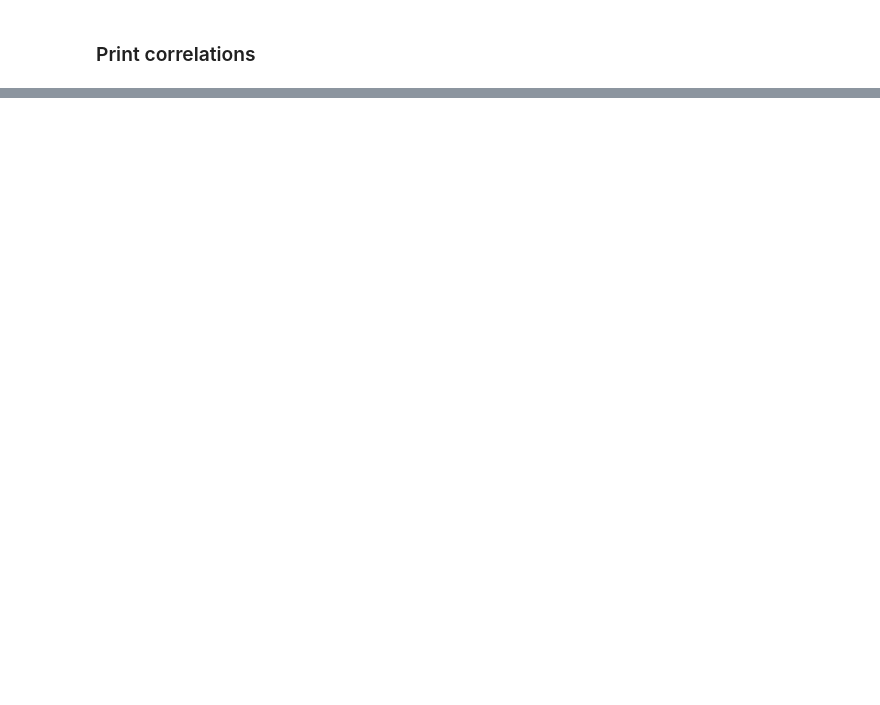
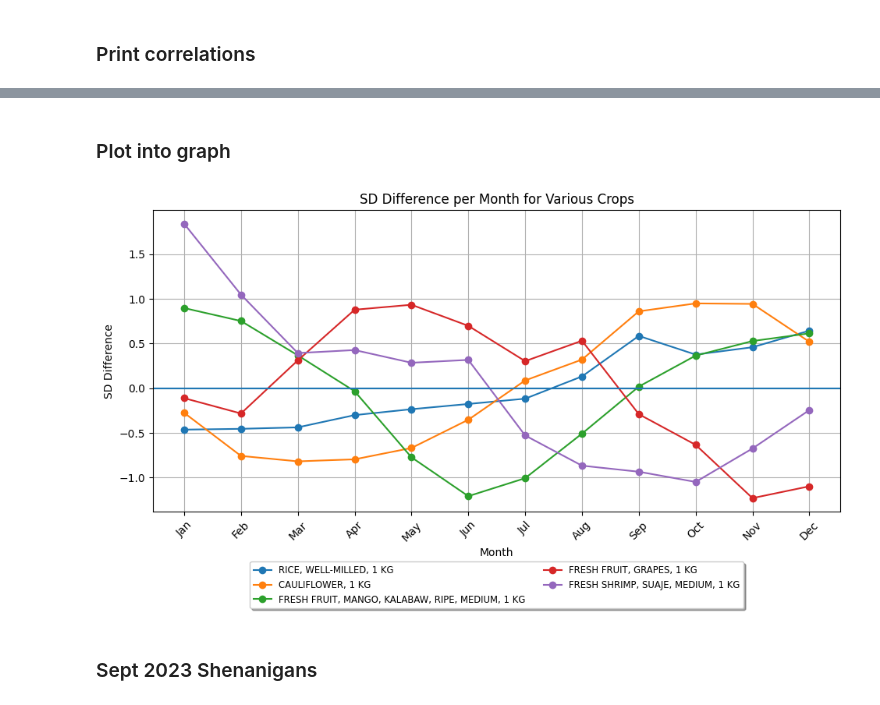
Before and after one commit to rue-22/cs132-group-two, a Jupyter notebook: EDA/EDAv1.ipynb, the cells around one changed output, grey strips where cells are left out. Drawn from its saved outputs; the diff is of its cells as text; code cells hidden in the pictures; blank space fills up the shorter version.

```diff
--- a/EDA/EDAv1.ipynb
+++ b/EDA/EDAv1.ipynb
@@ -11,6 +11,7 @@ original_df = original_df.drop(columns=['index'])
 ### Dropping Palawan rows since suspicious yung data nila
 # %%
 df = original_df[original_df['crop'] != 'PALAWAN, YELLOW, 1 KG']
+df = df.query("month != 'Annual'")
 # %%
 df['category'].unique()
 # %% [output]
@@ -19,0 +23,7 @@ array(['CEREALS', 'ROOTCROPS', 'BEANS & LEGUMES', 'CONDIMENTS',
+# %%
+# Convert month to numeric
+month_dict = {'Jan': 1, 'Feb': 2, 'Mar': 3, 'Apr': 4, 'May': 5, 'Jun': 6, 'Jul': 7, 'Aug': 8, 'Sep': 9, 'Oct': 10, 'Nov': 11, 'Dec': 12}
+df['month_numeric'] = df['month'].map(month_dict)
+
+# Combine month and year to a numeric column
+df['month_year_numeric'] = df['year'] * 100 + df['month_numeric']
@@ -136,0 +208,37 @@ Top correlations:
+# %% [markdown]
+### Plot into graph
+# %%
+def plot_sd_difference(seasonality_results):
+    plt.figure(figsize=(10, 6))  # Adjust the figure size to make it more compact
+
+    for result in seasonality_results:
+        crops_to_plot = [
+            'RICE, WELL-MILLED, 1 KG',
+            'CAULIFLOWER, 1 KG',
+            'FRESH FRUIT, MANGO, KALABAW, RIPE, MEDIUM, 1 KG',
+            'FRESH FRUIT, GRAPES, 1 KG',
+            'FRESH SHRIMP, SUAJE, MEDIUM, 1 KG'
+        ]
+        if result['crop'] not in crops_to_plot:
+            continue
+        crop = result['crop']
+        sd_diff = result['sigma_diff_from_overall_mean']
+        months = result['months']
+
+        plt.plot(months, sd_diff, marker='o', linestyle='-', label=crop)
+
+    plt.title('SD Difference per Month for Various Crops')
+    plt.xlabel('Month')
+    plt.ylabel('SD Difference')
+    plt.grid(True)
+    plt.xticks(rotation=45)
+    plt.legend(loc='upper center', bbox_to_anchor=(0.5, -0.15), fancybox=True, shadow=True, ncol=2, fontsize='small')
+    plt.tight_layout(pad=2)  # Adjust the padding to make the layout more compact
+    plt.axhline()
+    plt.show()
+
+plot_sd_difference(seasonality_results)
+# %% [output]
+[figure, added]
+# %% [markdown]
+### Sept 2023 Shenanigans
```
Also changed, not shown: parts of 7 cells of this notebook, 1 other file.
